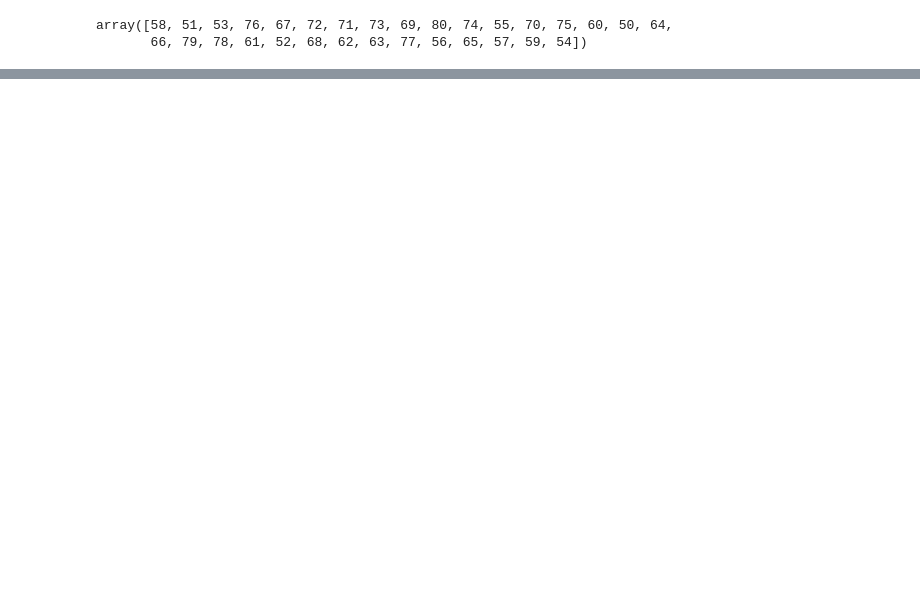
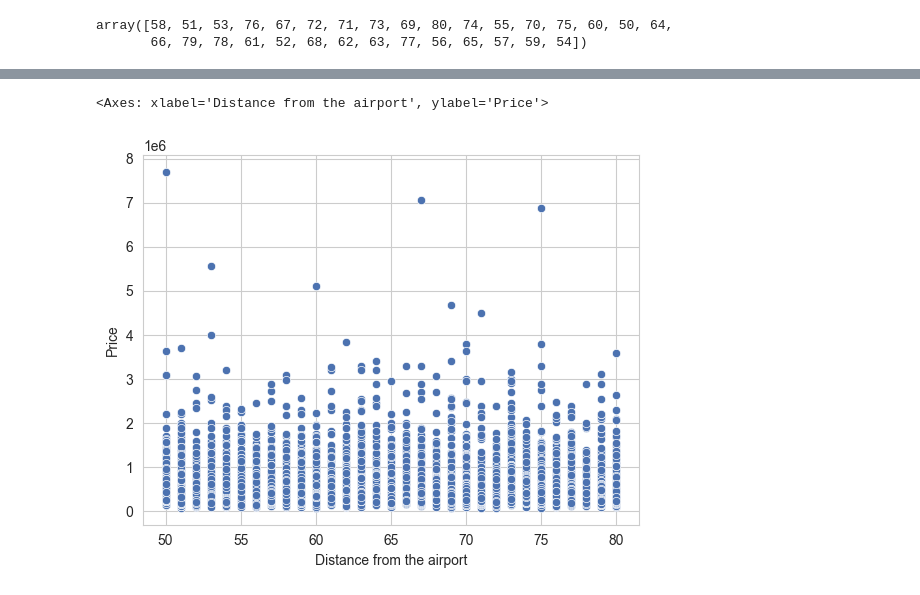
Before and after one commit to abhishek24-06/Indian-House-Price-Prediction, a Jupyter notebook: Data_analysis.ipynb, the cells around one changed output, grey strips where cells are left out. Cells and saved outputs as stored; diff of their text form; code cells hidden in the pictures; blank space fills up the shorter version.

```diff
--- a/Data_analysis.ipynb
+++ b/Data_analysis.ipynb
@@ -66,0 +125,5 @@ array([58, 51, 53, 76, 67, 72, 71, 73, 69, 80, 74, 55, 70, 75, 60, 50, 64,
+# %%
+sns.scatterplot(data=df,x='Distance from the airport',y='Price')
+# %% [output]
+<Axes: xlabel='Distance from the airport', ylabel='Price'>
+[figure, added]
```
Also changed, not shown: parts of 14 cells of this notebook.
